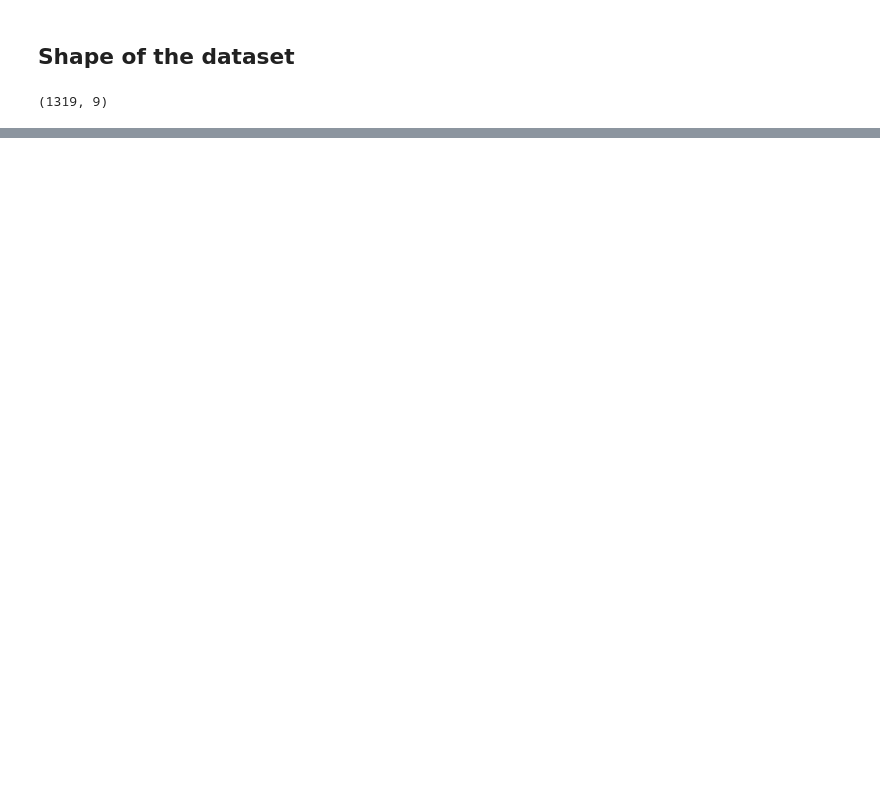
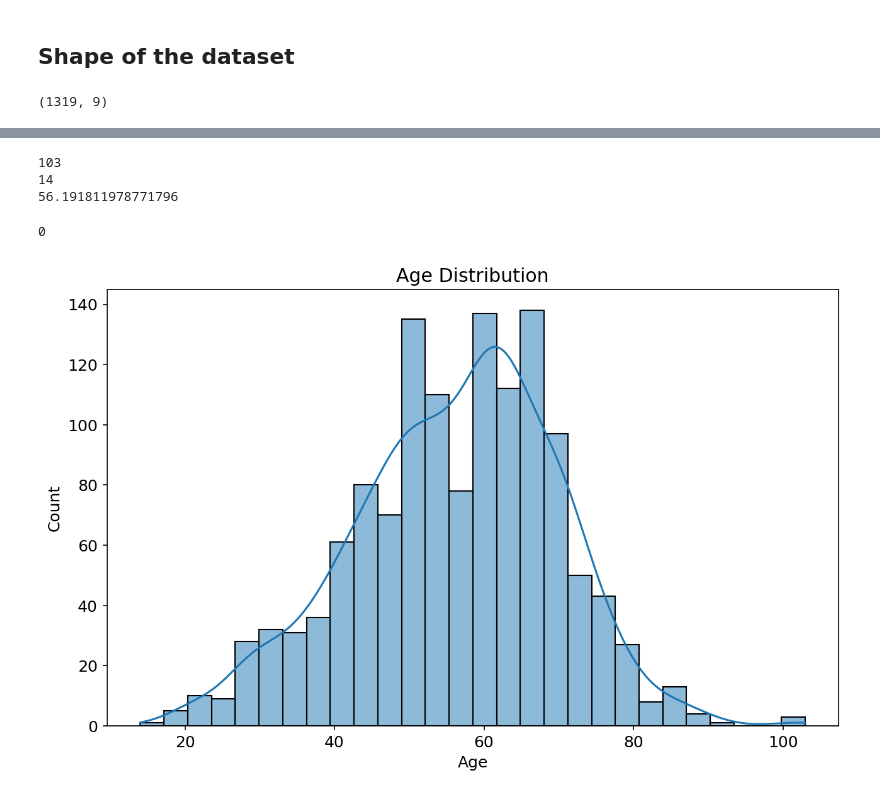
Before and after one commit to Jawad-Muzafar/EDA, a Jupyter notebook: Heart attack dataset/eda.ipynb, the cells around one changed output, grey strips where cells are left out. Cells and saved outputs as stored; diff of their text form; code cells hidden in the pictures; blank space fills up the shorter version.

```diff
--- a/Heart attack dataset/eda.ipynb
+++ b/Heart attack dataset/eda.ipynb
@@ -9,6 +9,10 @@ import matplotlib.pyplot as plt
 import seaborn as sns
 import warnings
 warnings.filterwarnings("ignore")
+# %%
+plt.rcParams['figure.figsize']=(10,6)
+plt.rcParams['font.size']=12
+plt.rcParams['figure.dpi']=150
 # %% [markdown]
 ## **Importing dataset**
 # %%
@@ -32,0 +146,20 @@ df.shape
+# %%
+print(df['Age'].max())
+print(df['Age'].min())
+print(df['Age'].mean())
+# %% [output]
+103
+14
+56.191811978771796
+# %%
+df['Age'].isnull().sum()
+# %% [output]
+0
+# %%
+sns.histplot(df['Age'], kde=True)
+plt.title('Age Distribution')
+plt.xlabel('Age')
+plt.ylabel('Count')
+plt.show()
+# %% [output]
+[figure, added]
```
Also changed, not shown: parts of 33 cells of this notebook.
